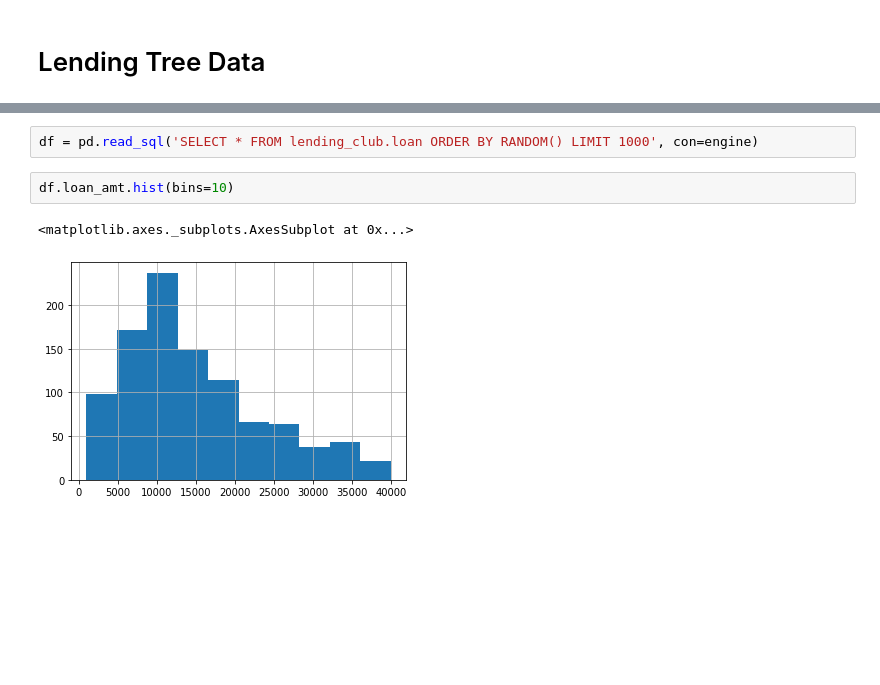
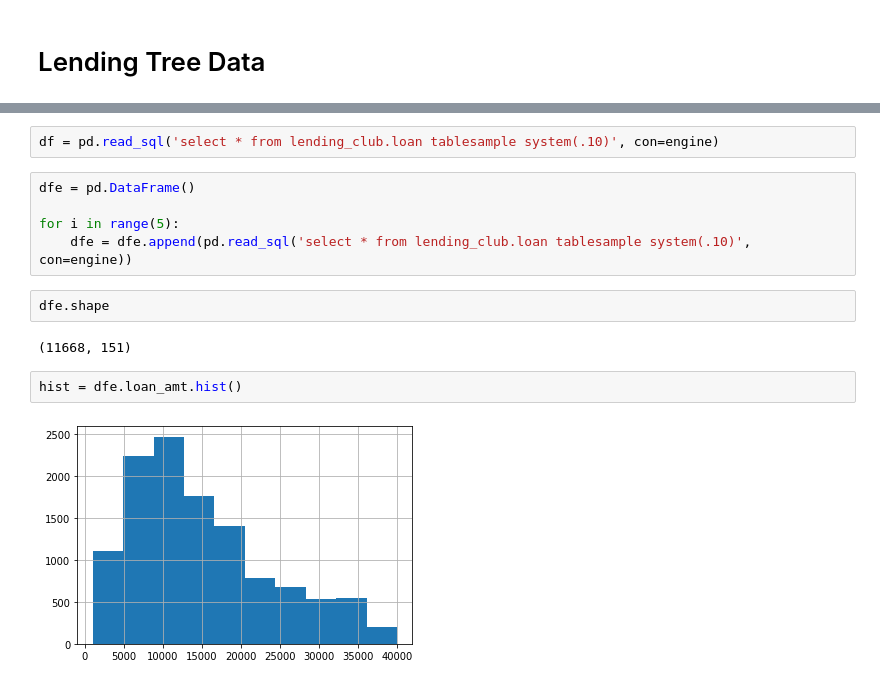
Before and after one commit to datawolf19/hands-on-ml, a Jupyter notebook: Lending Club.ipynb, the cells around one changed output, grey strips where cells are left out. Cells and saved outputs as stored; diff of their text form; blank space fills up the shorter version.

```diff
--- a/Lending Club.ipynb
+++ b/Lending Club.ipynb
@@ -25,8 +33,16 @@ metadata = sqlalchemy.MetaData(schema='lending_club')
 # %%
-df = pd.read_sql('SELECT * FROM lending_club.loan ORDER BY RANDOM() LIMIT 1000', con=engine)
+df = pd.read_sql('select * from lending_club.loan tablesample system(.10)', con=engine)
-# %%
-df.loan_amt.hist(bins=10)
-# %% [output]
-<matplotlib.axes._subplots.AxesSubplot at 0x...>
-[figure, removed]
+# %%
+dfe = pd.DataFrame()
+
+for i in range(5):
+    dfe = dfe.append(pd.read_sql('select * from lending_club.loan tablesample system(.10)', con=engine))
+# %%
+dfe.shape
+# %% [output]
+(11668, 151)
+# %%
+hist = dfe.loan_amt.hist()
+# %% [output]
+[figure, added]
 # %%
```
Also changed, not shown: parts of 10 cells of this notebook, 1 other file.
